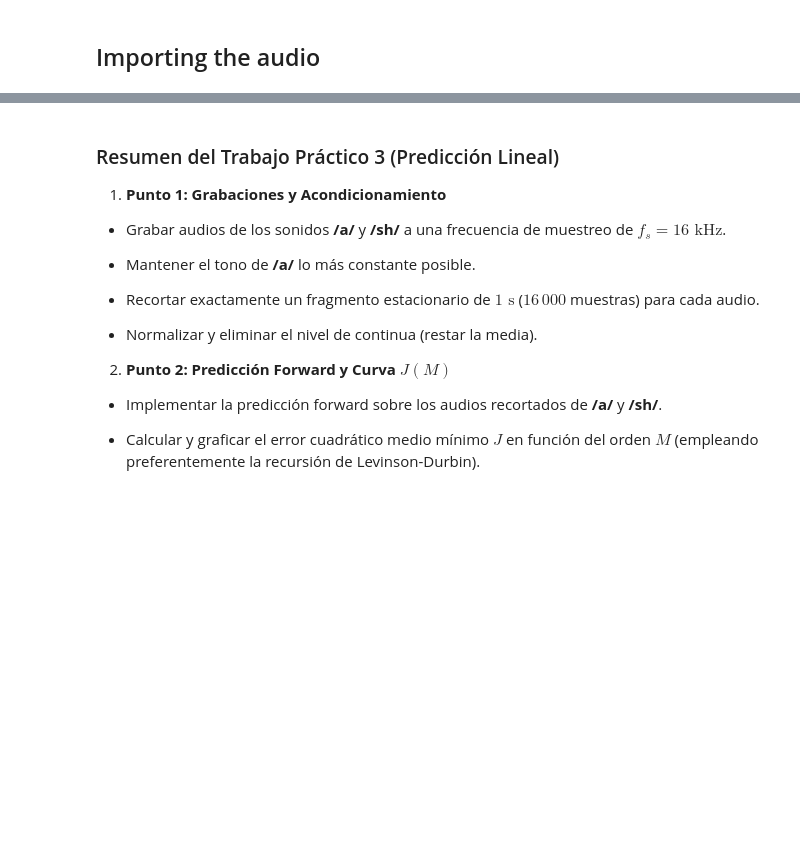
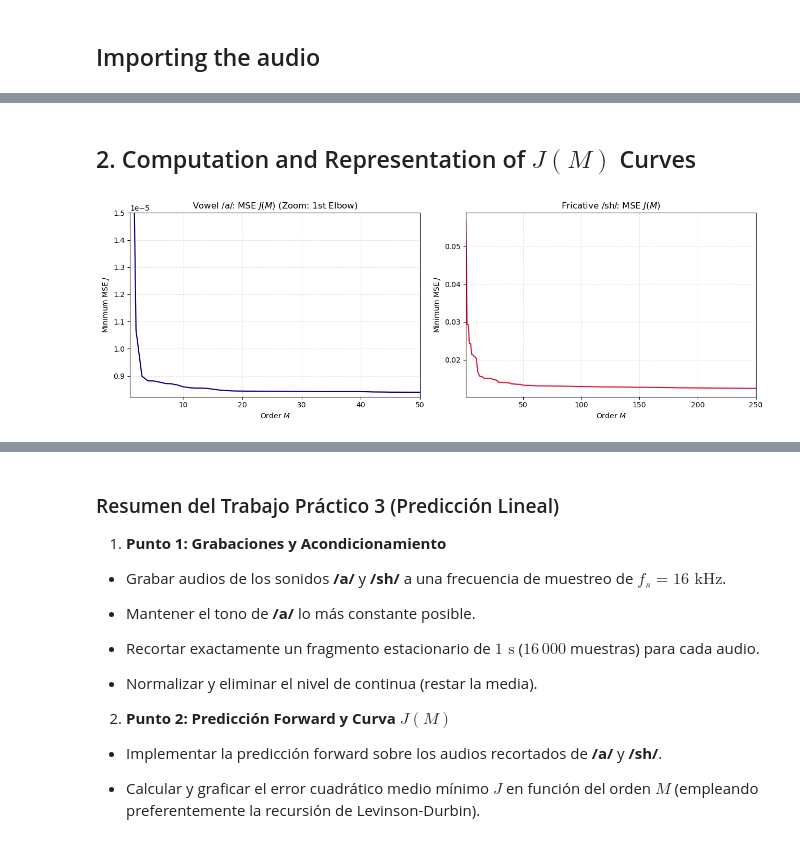
Before and after one commit to ItoRalde/TP3-Proc-Adaptivo-de-se-ales, a Jupyter notebook: TP3_updated.ipynb, the cells around one changed output, grey strips where cells are left out. Saved outputs shown, nothing was run; the diff lists cells and outputs as text; code cells hidden in the pictures; blank space fills up the shorter version.

```diff
--- a/TP3_updated.ipynb
+++ b/TP3_updated.ipynb
@@ -54,0 +97,38 @@ Long recording:
+# %% [markdown]
+## 2. Computation and Representation of $J(M)$ Curves
+# %%
+M_max = 250
+r_a = biased_autocorrelation(a, M_max)
+r_sh = biased_autocorrelation(sh, M_max)
+
+J_a, a_dict_a = levinson_durbin(r_a, M_max)
+J_sh, a_dict_sh = levinson_durbin(r_sh, M_max)
+
+M_axis = np.arange(1, M_max + 1)
+
+# Plotting linear MSE J(M) strictly for M >= 1
+fig, axes = plt.subplots(1, 2, figsize=(13, 4.5), sharey=False)
+
+# Vowel /a/
+axes[0].plot(M_axis, J_a, color="navy", lw=1.6)
+axes[0].set_title("Vowel /a/: MSE $J(M)$ (Zoom: 1st Elbow)")
+axes[0].set_xlabel("Order $M$")
+axes[0].set_ylabel("Minimum MSE $J$")
+axes[0].grid(True, linestyle=":", alpha=0.6)
+
+# Capping x-axis to 50 and y-axis top to 1.5e-5
+axes[0].set_xlim([1, 50])
+axes[0].set_ylim(bottom=np.min(J_a[:50]) * 0.98, top=1.5e-5)
+
+# Fricative /sh/
+axes[1].plot(M_axis, J_sh, color="crimson", lw=1.6)
+axes[1].set_title("Fricative /sh/: MSE $J(M)$")
+axes[1].set_xlabel("Order $M$")
+axes[1].set_ylabel("Minimum MSE $J$")
+axes[1].grid(True, linestyle=":", alpha=0.6)
+axes[1].set_xlim([1, M_max])
+
+plt.tight_layout()
+plt.show()
+# %% [output]
+[figure, added]
```
Also changed, not shown: parts of 10 cells of this notebook.
